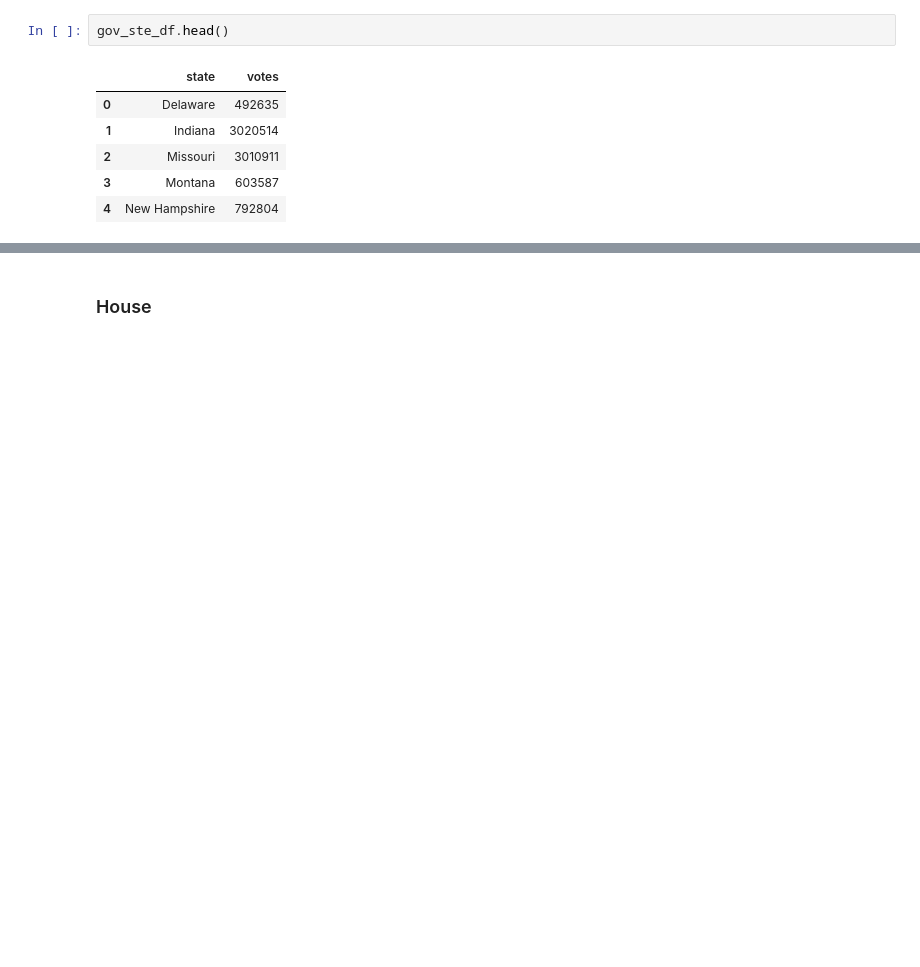
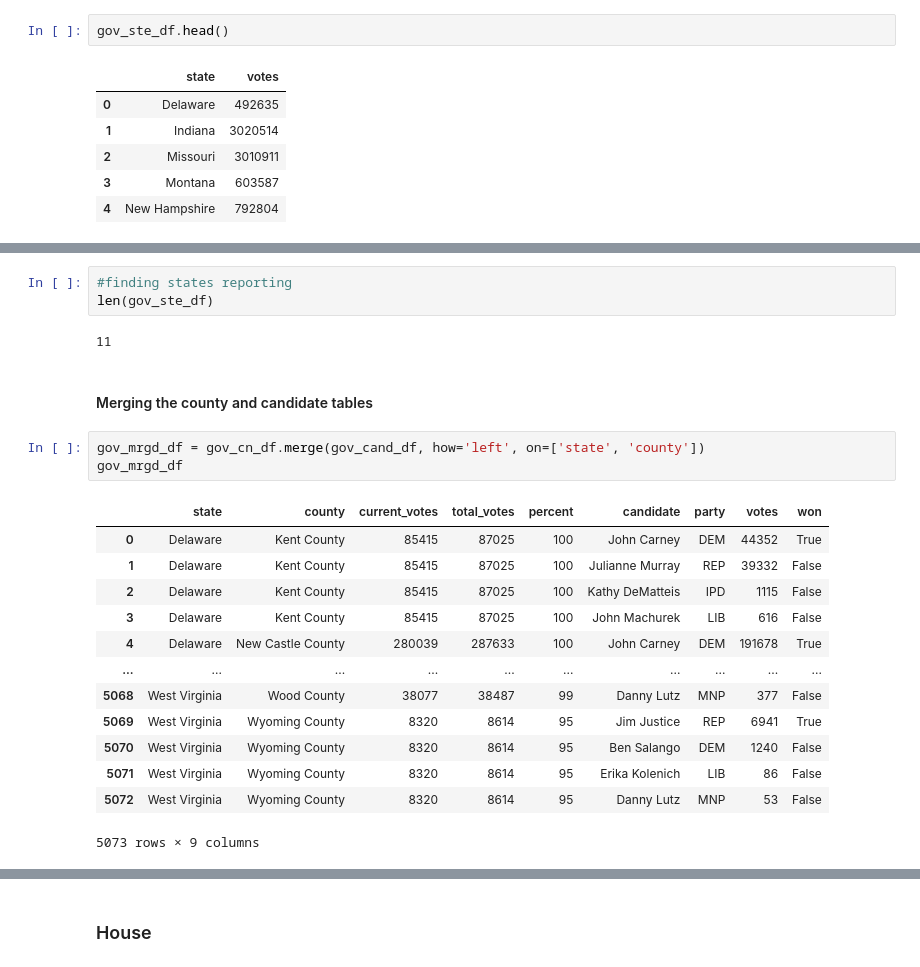
Before and after one commit to LeeProut/ETL-project, a Jupyter notebook: election2020_governor.ipynb, the cells around one changed output, grey strips where cells are left out. Drawn from its saved outputs; the diff is of its cells as text; blank space fills up the shorter version.

Commit message:
set up governor tables

```diff
--- a/election2020_governor.ipynb
+++ b/election2020_governor.ipynb
@@ -60,0 +114,24 @@ gov_ste_df.head()
+# %%
+#finding states reporting
+len(gov_ste_df)
+# %% [output]
+11
+# %% [markdown]
+#### Merging the county and candidate tables
+# %%
+gov_mrgd_df = gov_cn_df.merge(gov_cand_df, how='left', on=['state', 'county'])
+gov_mrgd_df
+# %% [output]
+|  | state | county | current_votes | total_votes | percent | candidate | party | votes | won |
+| 0 | Delaware | Kent County | 85415 | 87025 | 100 | John Carney | DEM | 44352 | True |
+| 1 | Delaware | Kent County | 85415 | 87025 | 100 | Julianne Murray | REP | 39332 | False |
+| 2 | Delaware | Kent County | 85415 | 87025 | 100 | Kathy DeMatteis | IPD | 1115 | False |
+| 3 | Delaware | Kent County | 85415 | 87025 | 100 | John Machurek | LIB | 616 | False |
+| 4 | Delaware | New Castle County | 280039 | 287633 | 100 | John Carney | DEM | 191678 | True |
+| ... | ... | ... | ... | ... | ... | ... | ... | ... | ... |
+| 5068 | West Virginia | Wood County | 38077 | 38487 | 99 | Danny Lutz | MNP | 377 | False |
+| 5069 | West Virginia | Wyoming County | 8320 | 8614 | 95 | Jim Justice | REP | 6941 | True |
+| 5070 | West Virginia | Wyoming County | 8320 | 8614 | 95 | Ben Salango | DEM | 1240 | False |
+| 5071 | West Virginia | Wyoming County | 8320 | 8614 | 95 | Erika Kolenich | LIB | 86 | False |
+| 5072 | West Virginia | Wyoming County | 8320 | 8614 | 95 | Danny Lutz | MNP | 53 | False |
+5073 rows × 9 columns
```
Also changed, not shown: parts of 14 cells of this notebook.
